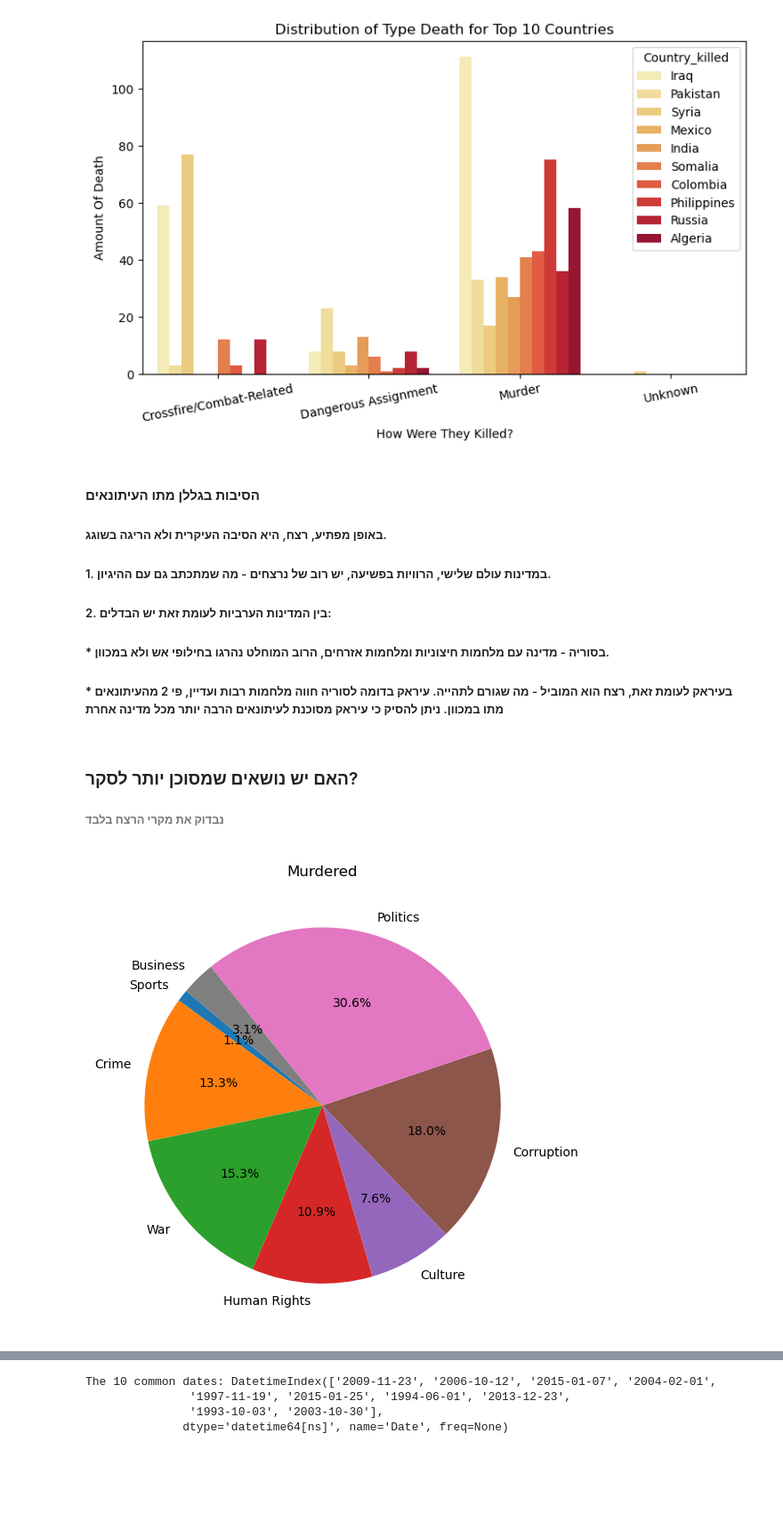
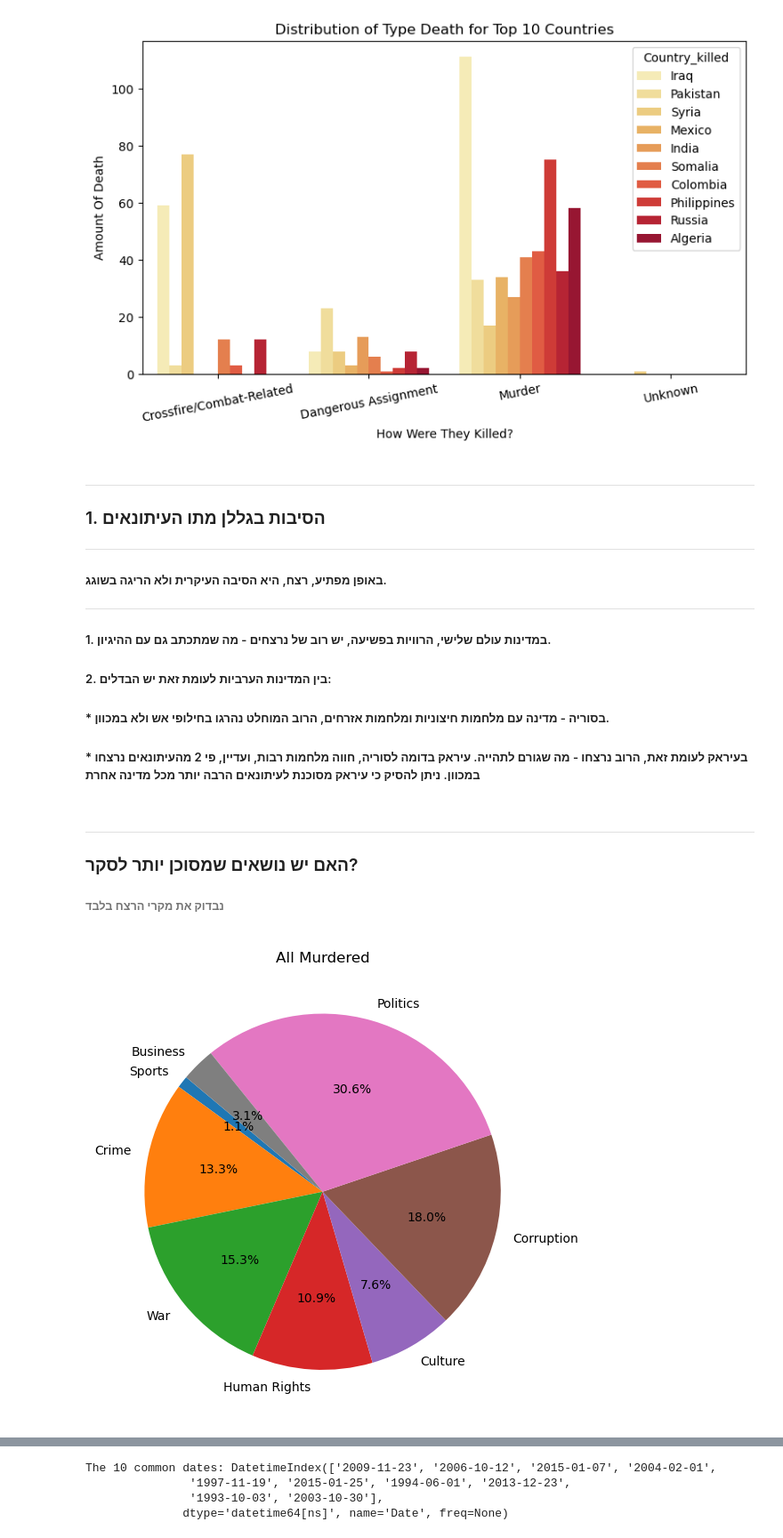
Before and after one commit to lauMren/Journalists-Project, a Jupyter notebook: LAST2361.ipynb, the cells around one changed output, grey strips where cells are left out. Shown: that part at 89% size. Drawn from its saved outputs; the diff is of its cells as text; code cells hidden in the pictures; blank space fills up the shorter version.

```diff
--- a/LAST2361.ipynb
+++ b/LAST2361.ipynb
@@ -245,46 +269,48 @@ plt.show
 # %% [markdown]
 <div dir="rtl">
 
-#### הסיבות בגללן מתו העיתונאים
-
+____________
+### 1. הסיבות בגללן מתו העיתונאים
+__________
 ##### באופן מפתיע, רצח, היא הסיבה העיקרית ולא הריגה בשוגג.
-
+__________
 #####  1. במדינות עולם שלישי, הרוויות בפשיעה, יש רוב של נרצחים - מה שמתכתב גם עם ההיגיון.
 
 
 ##### 2. בין המדינות הערביות לעומת זאת יש הבדלים:
 
 #####  * בסוריה - מדינה עם מלחמות חיצוניות ומלחמות אזרחים, הרוב המוחלט נהרגו בחילופי אש ולא במכוון.
-##### * בעיראק לעומת זאת, רצח הוא המוביל - מה שגורם לתהייה. עיראק בדומה לסוריה חווה מלחמות רבות ועדיין, פי 2 מהעיתונאים מתו במכוון. ניתן להסיק כי עיראק מסוכנת לעיתונאים הרבה יותר מכל מדינה אחרת
+##### * בעיראק לעומת זאת, הרוב נרצחו - מה שגורם לתהייה. עיראק בדומה לסוריה, חווה מלחמות רבות, ועדיין, פי 2 מהעיתונאים נרצחו במכוון. ניתן להסיק כי עיראק מסוכנת לעיתונאים הרבה יותר מכל מדינה אחרת
 
 </div>
 # %% [markdown]
 <div dir="rtl">
 
+__________
 ### האם יש נושאים שמסוכן יותר לסקר?
 ###### נבדוק את מקרי הרצח בלבד
 # %%
 murdered = jour_df[jour_df['Type_death'] == 'Murder']
 
 sports = murdered['Sports'].sum()
 crime = murdered['Crime'].sum()
 war = murdered['War'].sum()
 human_rights = murdered['Human Rights'].sum()
 culture = murdered['Culture'].sum()
 corruption = murdered['Corruption'].sum()
 politics = murdered['Politics'].sum()
 busines = murdered['Business'].sum()
 
 
 counts = [sports, crime, war, human_rights, culture, corruption, politics, busines]
 fields = ['Sports', 'Crime', 'War', 'Human Rights', 'Culture', 'Corruption', 'Politics', 'Business']
 
 plt.figure(figsize=(8, 6.5))
 plt.pie(counts, labels=fields, autopct='%1.1f%%', startangle=140)
-plt.title('Murdered')
+plt.title('All Murdered')
 plt.show()
 # %% [output]
-[figure, old version]
+[figure, new version]
 # %% [markdown]
 <div dir="rtl">
 
```
Also changed, not shown: parts of 26 cells of this notebook.
